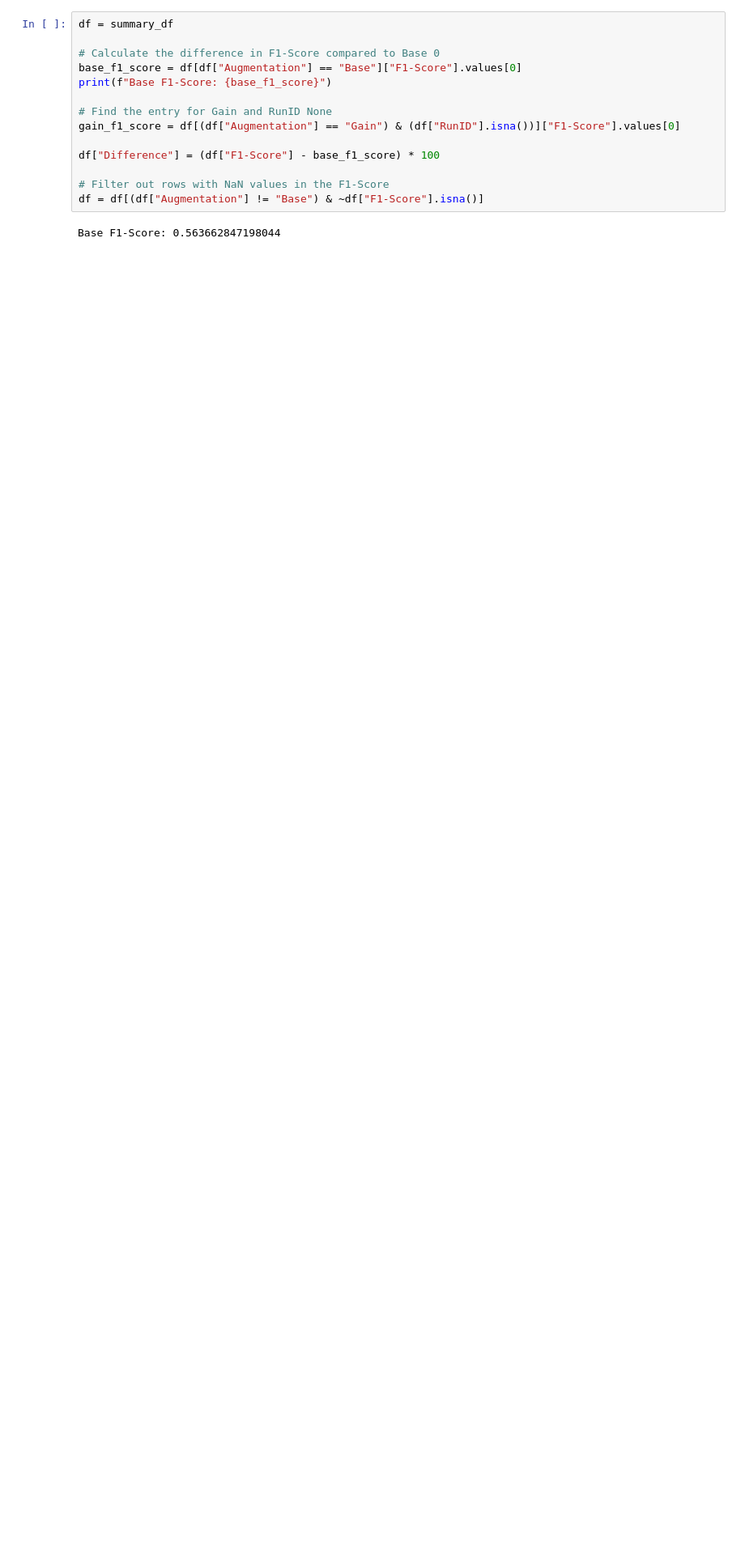
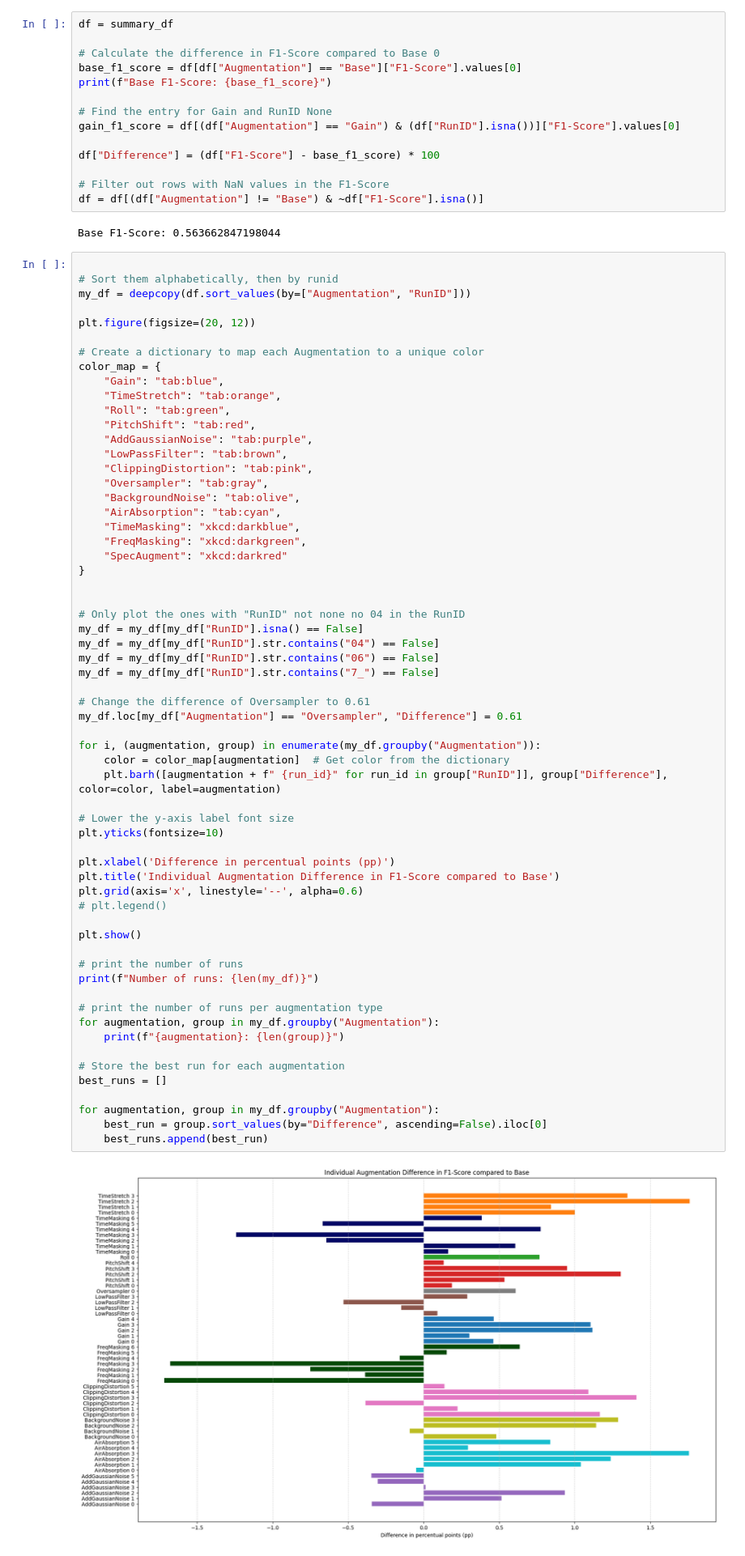
Before and after one commit to DiogoFerrao/Magalhaes, a Jupyter notebook: notebooks/wandb_query.ipynb, the cells around one changed output. Shown at 81% size. Saved outputs shown, nothing was run; the diff lists cells and outputs as text; blank space fills up the shorter version.

```diff
--- a/notebooks/wandb_query.ipynb
+++ b/notebooks/wandb_query.ipynb
@@ -108,3 +175,66 @@ df["Difference"] = (df["F1-Score"] - base_f1_score) * 100
 df = df[(df["Augmentation"] != "Base") & ~df["F1-Score"].isna()]
 # %% [output]
 Base F1-Score: 0.563662847198044
+# %%
+
+# Sort them alphabetically, then by runid
+my_df = deepcopy(df.sort_values(by=["Augmentation", "RunID"]))
+
+plt.figure(figsize=(20, 12))
+
+# Create a dictionary to map each Augmentation to a unique color
+color_map = {
+    "Gain": "tab:blue",
+    "TimeStretch": "tab:orange",
+    "Roll": "tab:green",
+    "PitchShift": "tab:red",
+    "AddGaussianNoise": "tab:purple",
+    "LowPassFilter": "tab:brown",
+    "ClippingDistortion": "tab:pink",
+    "Oversampler": "tab:gray",
+    "BackgroundNoise": "tab:olive",
+    "AirAbsorption": "tab:cyan",
+    "TimeMasking": "xkcd:darkblue",
+    "FreqMasking": "xkcd:darkgreen",
+    "SpecAugment": "xkcd:darkred"
+}
+
+
+# Only plot the ones with "RunID" not none no 04 in the RunID
+my_df = my_df[my_df["RunID"].isna() == False]
+my_df = my_df[my_df["RunID"].str.contains("04") == False]
+my_df = my_df[my_df["RunID"].str.contains("06") == False]
+my_df = my_df[my_df["RunID"].str.contains("7_") == False]
+
+# Change the difference of Oversampler to 0.61
+my_df.loc[my_df["Augmentation"] == "Oversampler", "Difference"] = 0.61
+
+for i, (augmentation, group) in enumerate(my_df.groupby("Augmentation")):
+    color = color_map[augmentation]  # Get color from the dictionary
+    plt.barh([augmentation + f" {run_id}" for run_id in group["RunID"]], group["Difference"], color=color, label=augmentation)
+
+# Lower the y-axis label font size
+plt.yticks(fontsize=10)
+
+plt.xlabel('Difference in percentual points (pp)')
+plt.title('Individual Augmentation Difference in F1-Score compared to Base')
+plt.grid(axis='x', linestyle='--', alpha=0.6)
+# plt.legend()
+
+plt.show()
+
+# print the number of runs
+print(f"Number of runs: {len(my_df)}")
+
+# print the number of runs per augmentation type
+for augmentation, group in my_df.groupby("Augmentation"):
+    print(f"{augmentation}: {len(group)}")
+
+# Store the best run for each augmentation
+best_runs = []
+
+for augmentation, group in my_df.groupby("Augmentation"):
+    best_run = group.sort_values(by="Difference", ascending=False).iloc[0]
+    best_runs.append(best_run)
+# %% [output]
+[figure, added]
```
Also changed, not shown: parts of 8 cells of this notebook, 5 other files.
